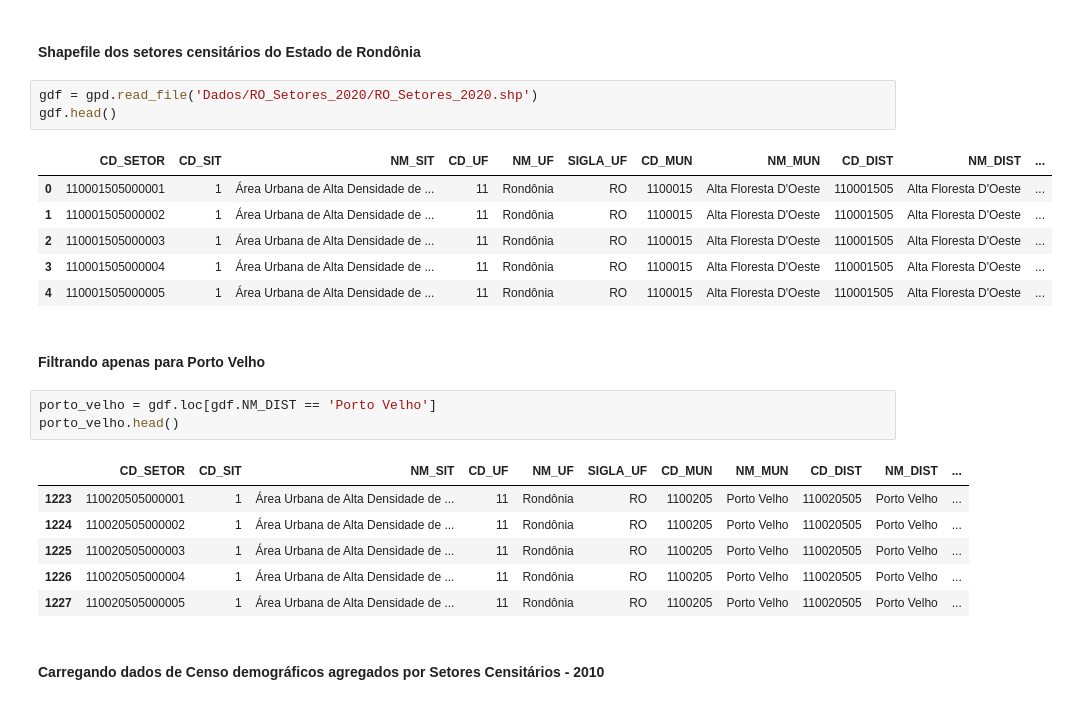
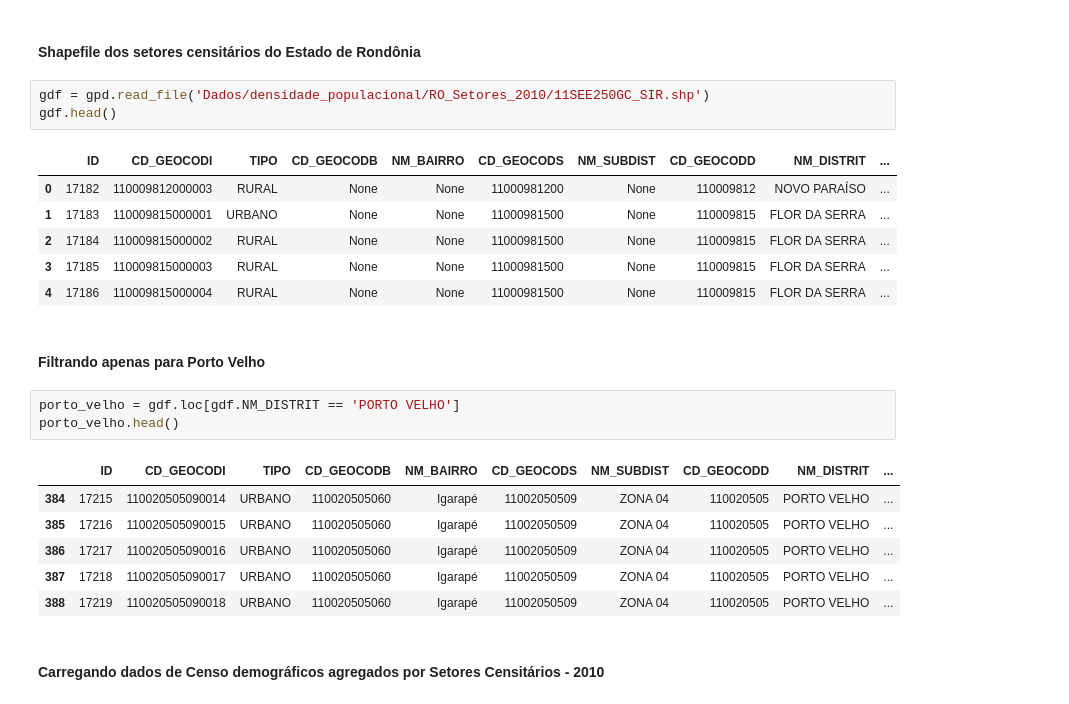
Before and after one commit to gabriel-russo/pygeo-notebooks, a Jupyter notebook: densidade_populacional.ipynb, the cells around one changed output. Cells and saved outputs as stored; diff of their text form.

```diff
--- a/densidade_populacional.ipynb
+++ b/densidade_populacional.ipynb
@@ -4,27 +4,27 @@ import pandas as pd
 # %% [markdown]
 #### Shapefile dos setores censitários do Estado de Rondônia
 # %%
-gdf = gpd.read_file('Dados/RO_Setores_2020/RO_Setores_2020.shp')
+gdf = gpd.read_file('Dados/densidade_populacional/RO_Setores_2010/11SEE250GC_SIR.shp')
 gdf.head()
 # %% [output]
-|  | CD_SETOR | CD_SIT | NM_SIT | CD_UF | NM_UF | SIGLA_UF | CD_MUN | NM_MUN | CD_DIST | NM_DIST | ... |
-| 0 | 110001505000001 | 1 | Área Urbana de Alta Densidade de ... | 11 | Rondônia | RO | 1100015 | Alta Floresta D'Oeste | 110001505 | Alta Floresta D'Oeste | ... |
-| 1 | 110001505000002 | 1 | Área Urbana de Alta Densidade de ... | 11 | Rondônia | RO | 1100015 | Alta Floresta D'Oeste | 110001505 | Alta Floresta D'Oeste | ... |
-| 2 | 110001505000003 | 1 | Área Urbana de Alta Densidade de ... | 11 | Rondônia | RO | 1100015 | Alta Floresta D'Oeste | 110001505 | Alta Floresta D'Oeste | ... |
-| 3 | 110001505000004 | 1 | Área Urbana de Alta Densidade de ... | 11 | Rondônia | RO | 1100015 | Alta Floresta D'Oeste | 110001505 | Alta Floresta D'Oeste | ... |
-| 4 | 110001505000005 | 1 | Área Urbana de Alta Densidade de ... | 11 | Rondônia | RO | 1100015 | Alta Floresta D'Oeste | 110001505 | Alta Floresta D'Oeste | ... |
+|  | ID | CD_GEOCODI | TIPO | CD_GEOCODB | NM_BAIRRO | CD_GEOCODS | NM_SUBDIST | CD_GEOCODD | NM_DISTRIT | ... |
+| 0 | 17182 | 110009812000003 | RURAL | None | None | 11000981200 | None | 110009812 | NOVO PARAÍSO | ... |
+| 1 | 17183 | 110009815000001 | URBANO | None | None | 11000981500 | None | 110009815 | FLOR DA SERRA | ... |
+| 2 | 17184 | 110009815000002 | RURAL | None | None | 11000981500 | None | 110009815 | FLOR DA SERRA | ... |
+| 3 | 17185 | 110009815000003 | RURAL | None | None | 11000981500 | None | 110009815 | FLOR DA SERRA | ... |
+| 4 | 17186 | 110009815000004 | RURAL | None | None | 11000981500 | None | 110009815 | FLOR DA SERRA | ... |
 # %% [markdown]
 #### Filtrando apenas para Porto Velho
 # %%
-porto_velho = gdf.loc[gdf.NM_DIST == 'Porto Velho']
+porto_velho = gdf.loc[gdf.NM_DISTRIT == 'PORTO VELHO']
 porto_velho.head()
 # %% [output]
-|  | CD_SETOR | CD_SIT | NM_SIT | CD_UF | NM_UF | SIGLA_UF | CD_MUN | NM_MUN | CD_DIST | NM_DIST | ... |
-| 1223 | 110020505000001 | 1 | Área Urbana de Alta Densidade de ... | 11 | Rondônia | RO | 1100205 | Porto Velho | 110020505 | Porto Velho | ... |
-| 1224 | 110020505000002 | 1 | Área Urbana de Alta Densidade de ... | 11 | Rondônia | RO | 1100205 | Porto Velho | 110020505 | Porto Velho | ... |
-| 1225 | 110020505000003 | 1 | Área Urbana de Alta Densidade de ... | 11 | Rondônia | RO | 1100205 | Porto Velho | 110020505 | Porto Velho | ... |
-| 1226 | 110020505000004 | 1 | Área Urbana de Alta Densidade de ... | 11 | Rondônia | RO | 1100205 | Porto Velho | 110020505 | Porto Velho | ... |
-| 1227 | 110020505000005 | 1 | Área Urbana de Alta Densidade de ... | 11 | Rondônia | RO | 1100205 | Porto Velho | 110020505 | Porto Velho | ... |
+|  | ID | CD_GEOCODI | TIPO | CD_GEOCODB | NM_BAIRRO | CD_GEOCODS | NM_SUBDIST | CD_GEOCODD | NM_DISTRIT | ... |
+| 384 | 17215 | 110020505090014 | URBANO | 110020505060 | Igarapé | 11002050509 | ZONA 04 | 110020505 | PORTO VELHO | ... |
+| 385 | 17216 | 110020505090015 | URBANO | 110020505060 | Igarapé | 11002050509 | ZONA 04 | 110020505 | PORTO VELHO | ... |
+| 386 | 17217 | 110020505090016 | URBANO | 110020505060 | Igarapé | 11002050509 | ZONA 04 | 110020505 | PORTO VELHO | ... |
+| 387 | 17218 | 110020505090017 | URBANO | 110020505060 | Igarapé | 11002050509 | ZONA 04 | 110020505 | PORTO VELHO | ... |
+| 388 | 17219 | 110020505090018 | URBANO | 110020505060 | Igarapé | 11002050509 | ZONA 04 | 110020505 | PORTO VELHO | ... |
 # %% [markdown]
 #### Carregando dados de Censo demográficos agregados por Setores Censitários - 2010
 # %%
```
Also changed, not shown: parts of 13 cells of this notebook.
